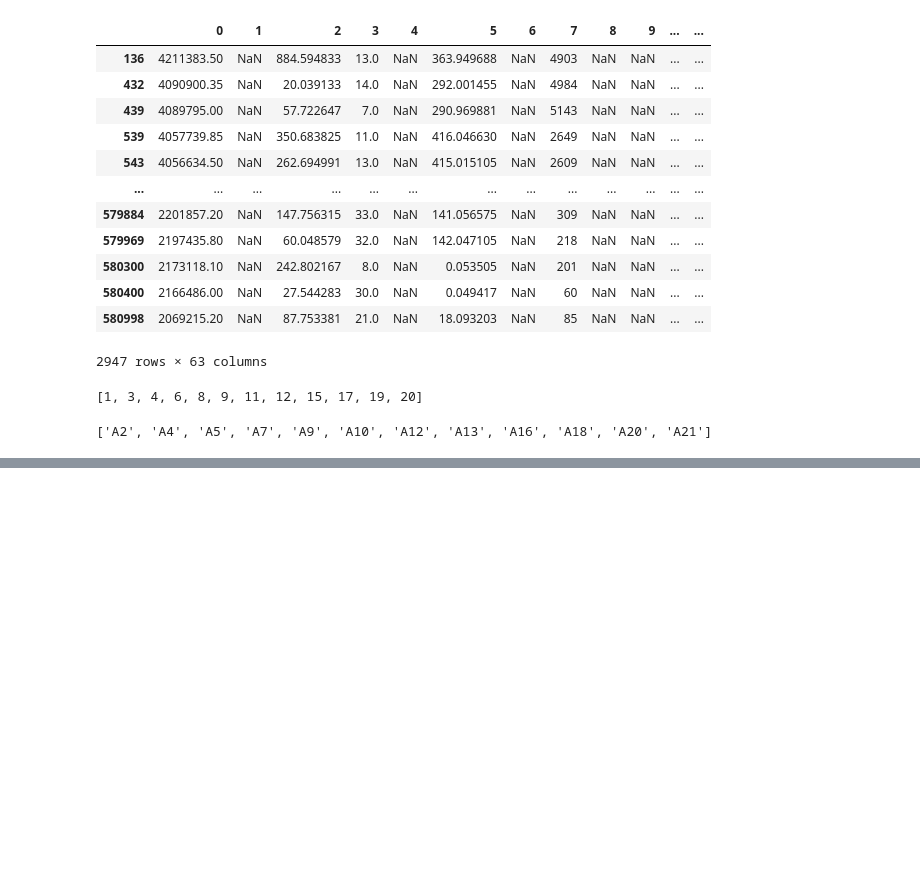
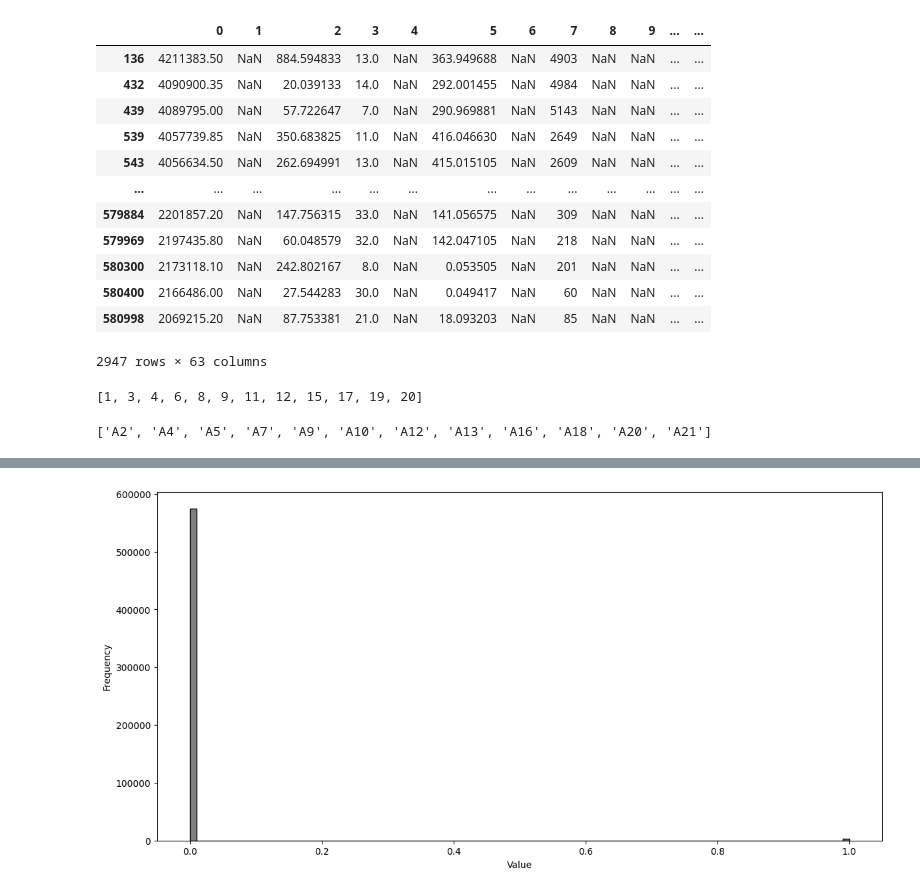
Before and after one commit to Voltzz9/ml441_assignments, a Jupyter notebook: assign1/ml441_assign1_26296918.ipynb, the cells around one changed output, grey strips where cells are left out. Drawn from its saved outputs; the diff is of its cells as text; code cells hidden in the pictures; blank space fills up the shorter version.

```diff
--- a/assign1/ml441_assign1_26296918.ipynb
+++ b/assign1/ml441_assign1_26296918.ipynb
@@ -923,0 +932,13 @@ plt.show()
+# %%
+# distribution of feature 20
+# plot distribution of A20
+feature = df.columns[19]
+plt.figure(figsize=(12, 6))
+df[feature].hist(bins=100, edgecolor='black', color='grey')
+plt.xlabel('Value')
+plt.ylabel('Frequency')
+plt.grid(False)
+plt.tight_layout()
+plt.show()
+# %% [output]
+[figure, added]
```
Also changed, not shown: parts of 12 cells of this notebook, 15 other files.
